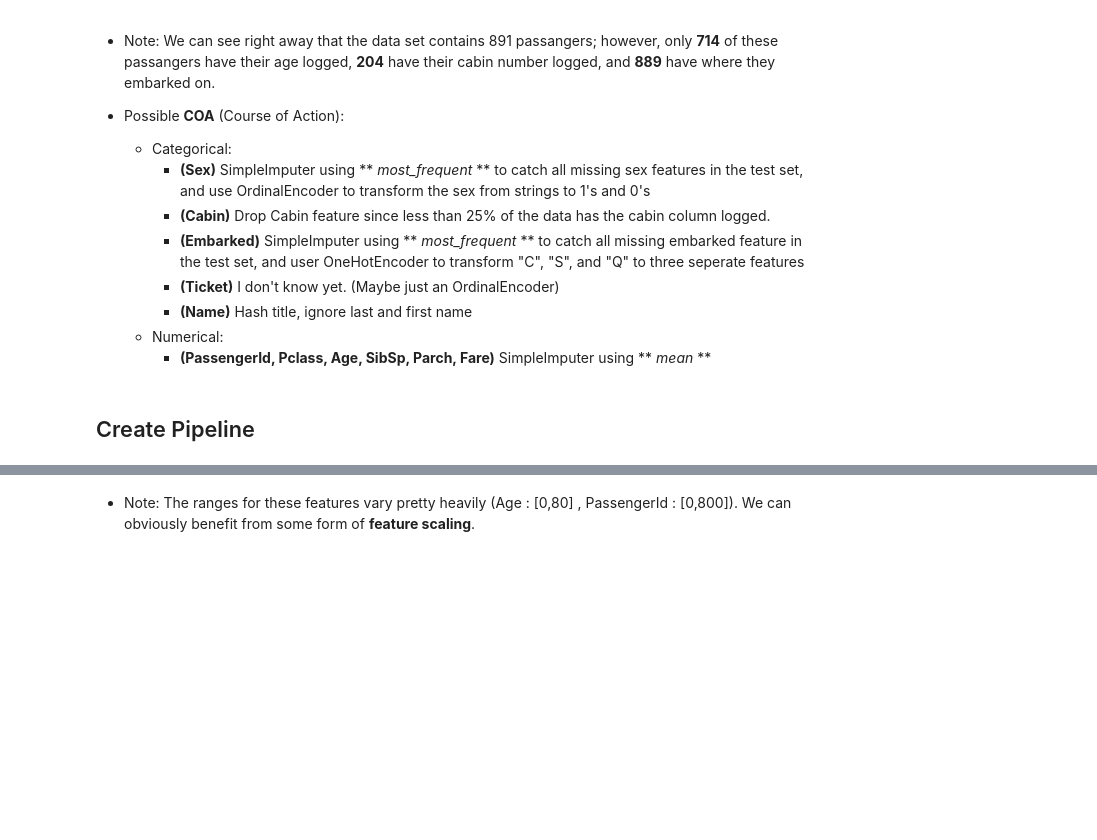
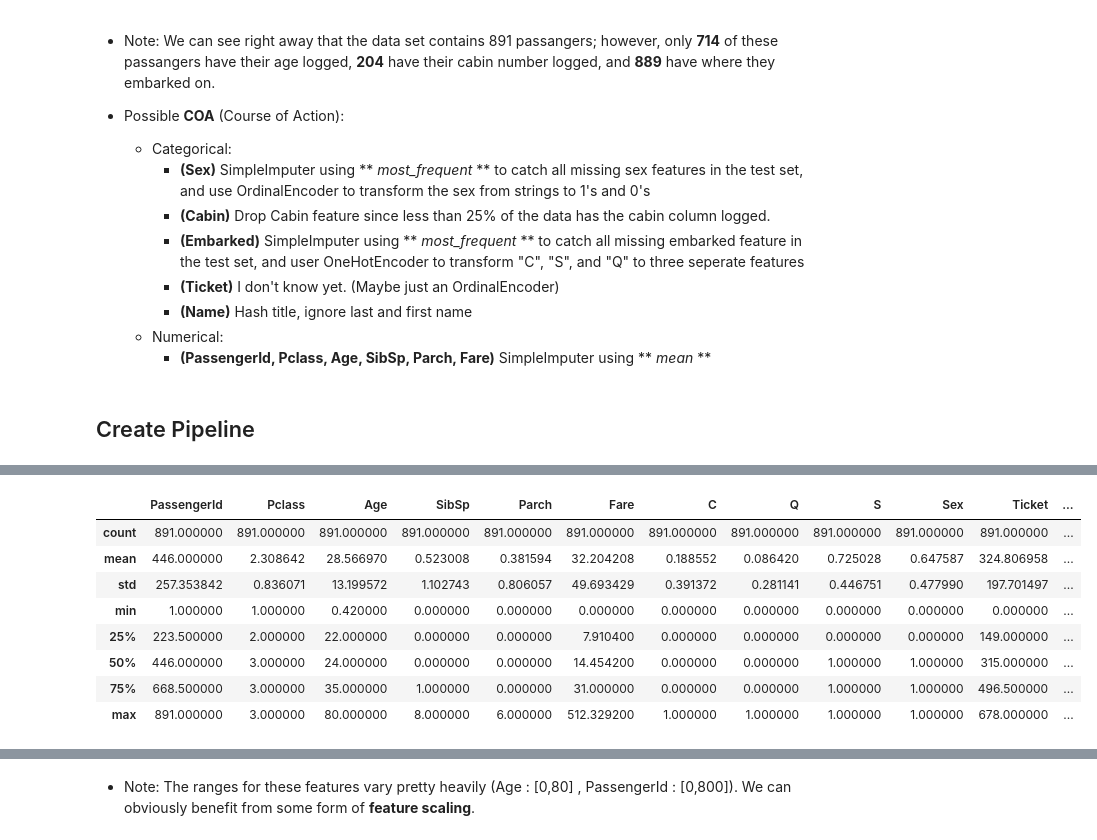
Before and after one commit to SergioMOrozco/The-Titanic, a Jupyter notebook: data_visualization.ipynb, the cells around one changed output, grey strips where cells are left out. Drawn from its saved outputs; the diff is of its cells as text; code cells hidden in the pictures; blank space fills up the shorter version.

```diff
--- a/data_visualization.ipynb
+++ b/data_visualization.ipynb
@@ -66,2 +104,14 @@ embarked_encoder.categories_
+# %%
+preprocessed_titanic_data_df.describe(include="all")
+# %% [output]
+|  | PassengerId | Pclass | Age | SibSp | Parch | Fare | C | Q | S | Sex | Ticket | ... |
+| count | 891.000000 | 891.000000 | 891.000000 | 891.000000 | 891.000000 | 891.000000 | 891.000000 | 891.000000 | 891.000000 | 891.000000 | 891.000000 | ... |
+| mean | 446.000000 | 2.308642 | 28.566970 | 0.523008 | 0.381594 | 32.204208 | 0.188552 | 0.086420 | 0.725028 | 0.647587 | 324.806958 | ... |
+| std | 257.353842 | 0.836071 | 13.199572 | 1.102743 | 0.806057 | 49.693429 | 0.391372 | 0.281141 | 0.446751 | 0.477990 | 197.701497 | ... |
+| min | 1.000000 | 1.000000 | 0.420000 | 0.000000 | 0.000000 | 0.000000 | 0.000000 | 0.000000 | 0.000000 | 0.000000 | 0.000000 | ... |
+| 25% | 223.500000 | 2.000000 | 22.000000 | 0.000000 | 0.000000 | 7.910400 | 0.000000 | 0.000000 | 0.000000 | 0.000000 | 149.000000 | ... |
+| 50% | 446.000000 | 3.000000 | 24.000000 | 0.000000 | 0.000000 | 14.454200 | 0.000000 | 0.000000 | 1.000000 | 1.000000 | 315.000000 | ... |
+| 75% | 668.500000 | 3.000000 | 35.000000 | 1.000000 | 0.000000 | 31.000000 | 0.000000 | 0.000000 | 1.000000 | 1.000000 | 496.500000 | ... |
+| max | 891.000000 | 3.000000 | 80.000000 | 8.000000 | 6.000000 | 512.329200 | 1.000000 | 1.000000 | 1.000000 | 1.000000 | 678.000000 | ... |
 # %%
 import matplotlib.pyplot as plt
```
Also changed, not shown: parts of 13 cells of this notebook.
